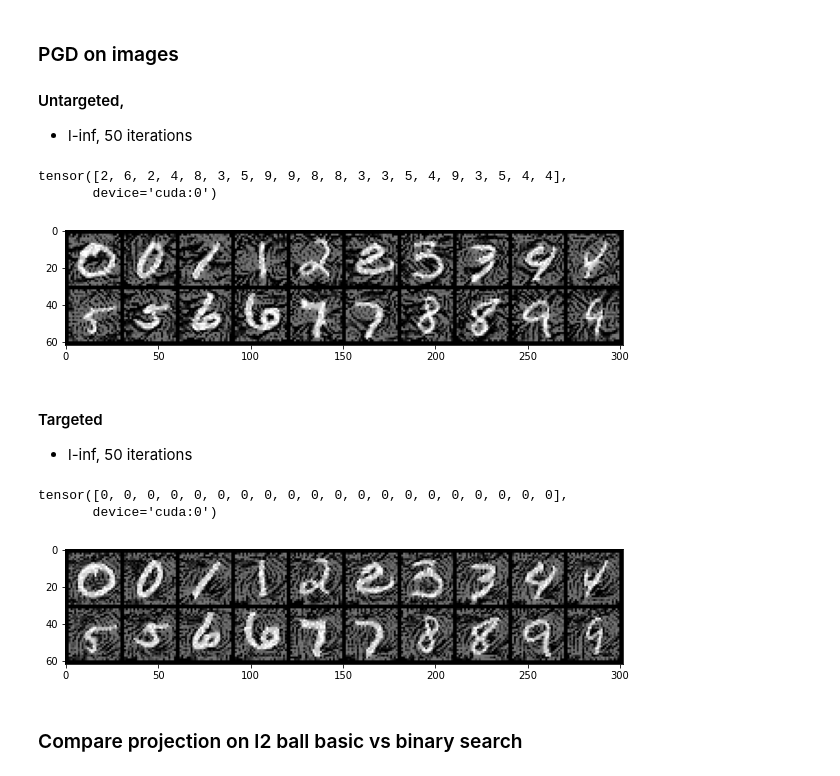
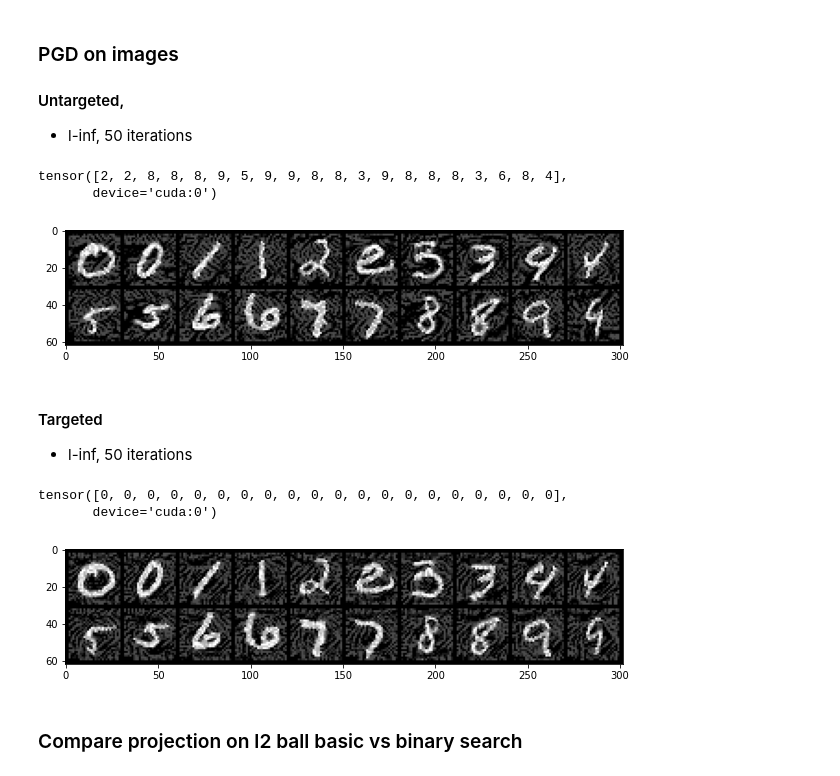
Before and after one commit to VojtechCermak/latent-adv-examples, a Jupyter notebook: notebooks/adv-examples.ipynb, the cells around one changed output. Saved outputs shown, nothing was run; the diff lists cells and outputs as text; code cells hidden in the pictures.

```diff
--- a/notebooks/adv-examples.ipynb
+++ b/notebooks/adv-examples.ipynb
@@ -10,7 +10,7 @@ from geomloss import SamplesLoss
 
 # Custom library
 sys.path.insert(0, "../")
-from utils import class_sampler, grid_plot
+from utils import class_sampler, grid_plot, fix_seed
 from models.pretrained import MnistALI, MnistClassifier
 import schedulers
 from schedulers import *
@@ -18,13 +18,15 @@ from constraints import *
 from objectives import *
 from distances import *
 from methods import *
+from projections import *
 
 # Load models
 device = 'cuda'
 epsilon = 0.3
 generator = MnistALI()
-classifier = MnistClassifier()
+classifier = MnistClassifier().eval()
 combined = lambda z: classifier(generator.decode(z))
+
 
 # Sample data
 torch.manual_seed(1)
@@ -64,29 +65,31 @@ tensor([2, 2, 8, 8, 8, 8, 8, 8, 8, 8, 8, 8, 9, 8, 8, 8, 8, 8, 8, 8],
 #### Untargeted,
 - l-inf, 50 iterations
 # %%
+fix_seed()
 objective = Objective(y_data, nn.CrossEntropyLoss(), classifier, targeted=False)
 projection = ProjectionLinf(epsilon)
-x_per = projected_gd(x_data, objective, projection, grad_norm='sign', steps=50, step_size=0.1, clip=(-1, 1))
+x_per = projected_gd(x_data, objective, projection, grad_norm='sign', steps=50, step_size=0.1, clip=(0, 1))
 
 print(classifier(x_per).argmax(1))
 grid_plot(x_per, nrows=10)
 # %% [output]
-tensor([2, 6, 2, 4, 8, 3, 5, 9, 9, 8, 8, 3, 3, 5, 4, 9, 3, 5, 4, 4],
+tensor([2, 2, 8, 8, 8, 9, 5, 9, 9, 8, 8, 3, 9, 8, 8, 8, 3, 6, 8, 4],
        device='cuda:0')
-[figure, old version]
+[figure, new version]
 # %% [markdown]
 #### Targeted
 - l-inf, 50 iterations
 # %%
+fix_seed()
 objective = Objective(y_data*0, nn.CrossEntropyLoss(), classifier, targeted=True)
 projection = ProjectionLinf(epsilon)
-x_per = projected_gd(x_data, objective, projection, grad_norm='sign', steps=50, step_size=0.1, clip=(-1, 1))
+x_per = projected_gd(x_data, objective, projection, grad_norm='sign', steps=50, step_size=0.1, clip=(0, 1))
 
 print(classifier(x_per).argmax(1))
 grid_plot(x_per, nrows=10)
 # %% [output]
 tensor([0, 0, 0, 0, 0, 0, 0, 0, 0, 0, 0, 0, 0, 0, 0, 0, 0, 0, 0, 0],
        device='cuda:0')
-[figure, old version]
+[figure, new version]
 # %% [markdown]
 ### Compare projection on l2 ball basic vs binary search
```
Also changed, not shown: parts of 55 cells of this notebook.
